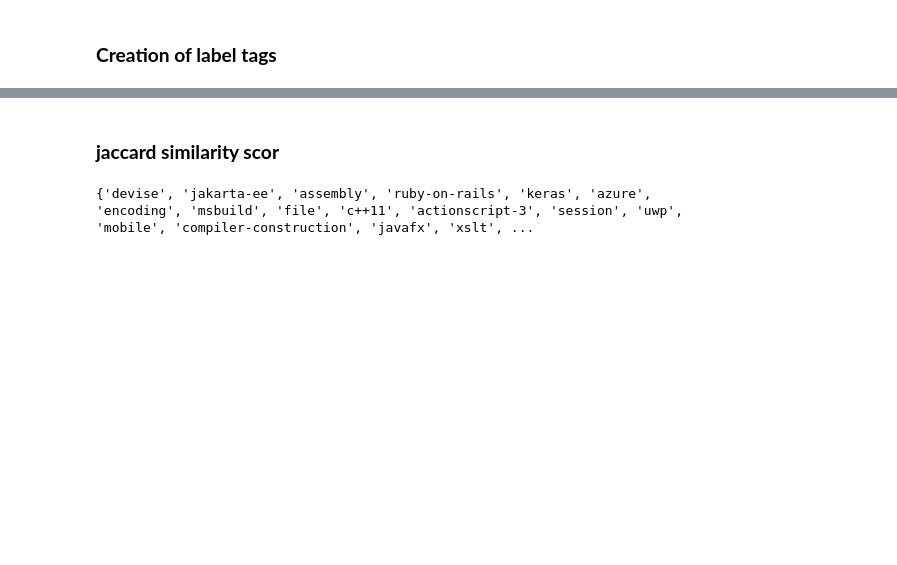
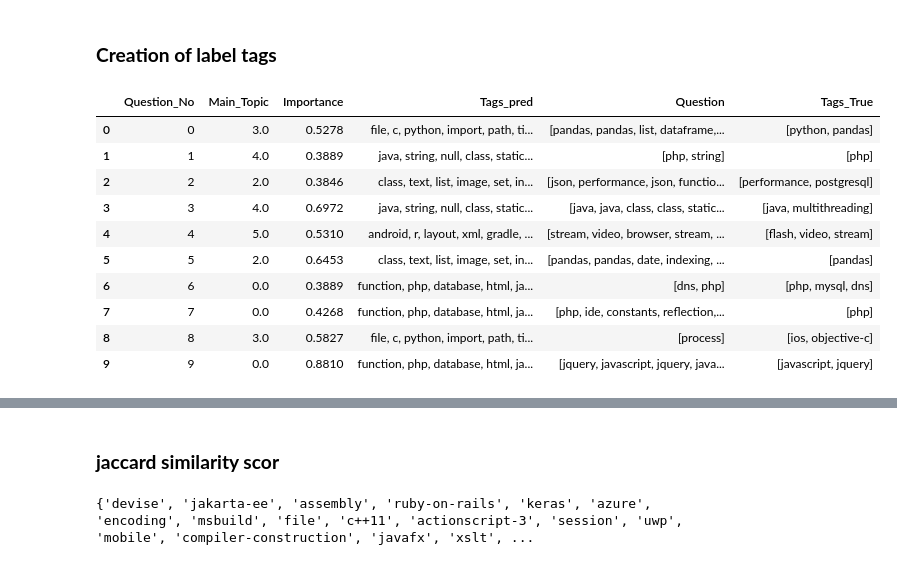
Before and after one commit to Adil1979/-CentraleSupelec_OCR_Projects, a Jupyter notebook: 03_Unsupervised_modelisation.ipynb, the cells around one changed output, grey strips where cells are left out. Cells and saved outputs as stored; diff of their text form; code cells hidden in the pictures; blank space fills up the shorter version.

```diff
--- a/03_Unsupervised_modelisation.ipynb
+++ b/03_Unsupervised_modelisation.ipynb
@@ -313,3 +303,17 @@ df_topic_keywords = main_topics(model=ldamodel, corpus=corpus, questions=questio
 
 df_dominant_topic = df_topic_keywords.reset_index()
 df_dominant_topic.columns =  ['Question_No', 'Main_Topic', 'Importance', 'Tags_pred', 'Question', 'Tags_True']
+# %%
+df_dominant_topic.head(10)
+# %% [output]
+|  | Question_No | Main_Topic | Importance | Tags_pred | Question | Tags_True |
+| 0 | 0 | 3.0 | 0.5278 | file, c, python, import, path, ti... | [pandas, pandas, list, dataframe,... | [python, pandas] |
+| 1 | 1 | 4.0 | 0.3889 | java, string, null, class, static... | [php, string] | [php] |
+| 2 | 2 | 2.0 | 0.3846 | class, text, list, image, set, in... | [json, performance, json, functio... | [performance, postgresql] |
+| 3 | 3 | 4.0 | 0.6972 | java, string, null, class, static... | [java, java, class, class, static... | [java, multithreading] |
+| 4 | 4 | 5.0 | 0.5310 | android, r, layout, xml, gradle, ... | [stream, video, browser, stream, ... | [flash, video, stream] |
+| 5 | 5 | 2.0 | 0.6453 | class, text, list, image, set, in... | [pandas, pandas, date, indexing, ... | [pandas] |
+| 6 | 6 | 0.0 | 0.3889 | function, php, database, html, ja... | [dns, php] | [php, mysql, dns] |
+| 7 | 7 | 0.0 | 0.4268 | function, php, database, html, ja... | [php, ide, constants, reflection,... | [php] |
+| 8 | 8 | 3.0 | 0.5827 | file, c, python, import, path, ti... | [process] | [ios, objective-c] |
+| 9 | 9 | 0.0 | 0.8810 | function, php, database, html, ja... | [jquery, javascript, jquery, java... | [javascript, jquery] |
```
Also changed, not shown: parts of 18 cells of this notebook.
